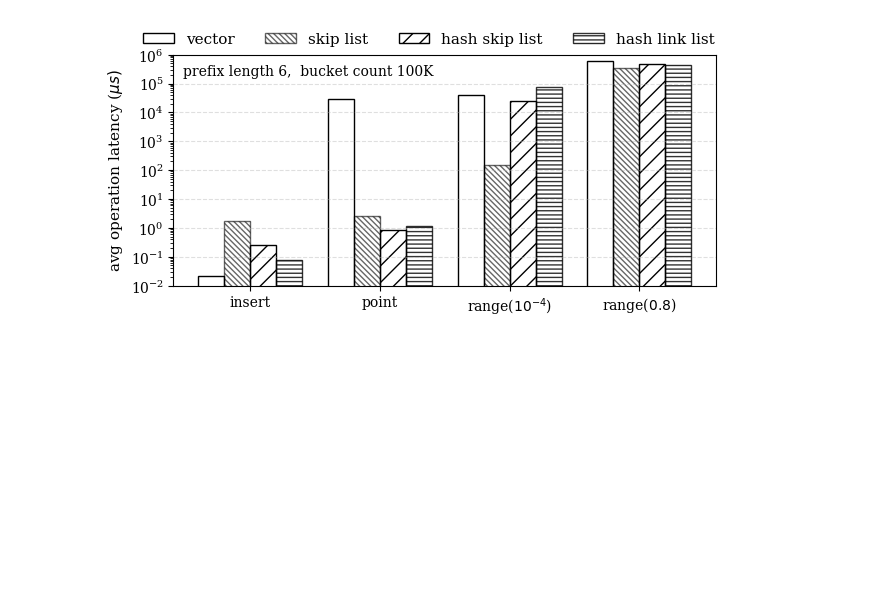
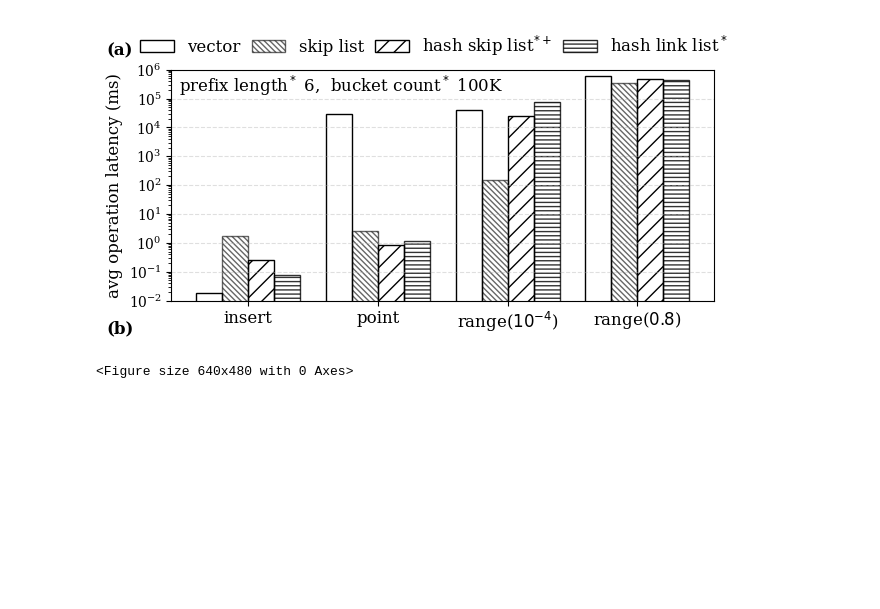
Before and after one commit to boao-james-chen/Self-Design-LSM-Buffer, a Jupyter notebook: development/rocksdb/examples/__working_branch/_experiments/plotmotivation.ipynb, the cells around one changed output. Cells and saved outputs as stored; diff of their text form; code cells hidden in the pictures; blank space fills up the shorter version.

```diff
--- a/development/rocksdb/examples/__working_branch/_experiments/plotmotivation.ipynb
+++ b/development/rocksdb/examples/__working_branch/_experiments/plotmotivation.ipynb
@@ -62,6 +62,17 @@ plt.rcParams["font.family"] = "serif"
 
 alphabets = "abcdefghijklmnopqrstuvwxyz"
 # %%
+color = {
+    # 'Vector': 'darkslateblue',
+    # 'Skiplist': 'olive',
+    # 'Hashskiplist': 'darkred',
+    # 'Hashlinklist': 'steelblue'
+    # 'Vector': 'black',
+    # 'Skiplist': 'black',
+    # 'Hashskiplist': 'black',
+    # 'Hashlinklist': 'black'
+}
+
 def get_properties(key: str) -> Dict[str, str]:
     if key.capitalize() in label:
         return {
@@ -170,8 +209,6 @@ def annotate_label(ax, recta, reactb, text=""):
                     textcoords="offset points",
                     ha='center', va='bottom', rotation=90)
 # %%
-plt.rcParams["font.family"] = "serif"
-
 FIGSIZE = (7, 3)
 
 
@@ -197,14 +234,14 @@ rect1 = ax.bar(
     0 + 0.1,
     avg_time_insert["HashSkipList"],
     width,
-    label="hash skip list",
+    label="hash skip list$^{*+}$",
     **get_properties("HashSkipList"),
 )
 rect2 = ax.bar(
     0 + 0.3,
     avg_time_insert["HashLinkList"],
     width,
-    label="hash link list",
+    label="hash link list$^*$",
     **get_properties("HashLinkList"),
 )
 
@@ -279,38 +316,48 @@ ax.bar(
 rect7 = ax.bar(
     3 + 0.1,
     avg_time_lrange["HashSkipList"],
     width,
     **get_properties("HashSkipList"),
 )
 rect8 = ax.bar(
     3 + 0.3,
     avg_time_lrange["HashLinkList"],
     width,
     **get_properties("HashLinkList"),
 )
 
 # annotate_label(ax, rect7, rect8, f"  l {l}, bck {bck}")
 
 xticks = [i for i in range(4)]
 ax.set_xticks(xticks)
-ax.set_xticklabels(["insert", "point", r"range($10^{-4}$)", r"range($0.8$)"], fontsize=10)
+ax.set_xticklabels(["insert", "point", r"range($10^{-4}$)", r"range($0.8$)"], fontsize=12)
 
-ax.set_ylabel("avg operation latency (${\mu}s)$", fontsize=11)
+ax.set_ylabel("avg operation latency (ms)", fontsize=12)
 
 ax.set_ylim(bottom=(10**-2), top=(10**6))
-# ax.set_title(f"l {l}, bck {bck}", fontsize=11)
+# ax.set_title(f"l {l}, bck {bck}", fontsize=12)
 
-fig.legend(loc='upper center', ncol=4, fontsize=11, bbox_to_anchor=(0.49, 1), frameon=False)
+fig.legend(loc='upper center', ncol=4, fontsize=12, bbox_to_anchor=(0.5, 1.05), frameon=False, columnspacing=0.7)
 ax.set_yscale("log")
-ax.text(x=0.48, y=0.93, s='prefix length 6,  bucket count 100K', fontsize=10,
+ax.text(x=0.61, y=0.93, s='prefix length$^*$ 6,  bucket count$^*$ 100K', fontsize=12,
         horizontalalignment='right',
         verticalalignment='center',
         transform=ax.transAxes)
+ax.text(x=-0.12, y=1.06, s='(a)', fontsize=12,
+        horizontalalignment='left',
+        transform=ax.transAxes, fontweight='bold')
+
+ax.text(x=-0.12, y=-0.14, s='(b)', fontsize=12,
+        horizontalalignment='left',
+        transform=ax.transAxes, fontweight='bold')
+
 # grid = True
 ax.grid(axis="y", linestyle="--", alpha=0.4)
 
 plt.show()
+plt.tight_layout()
 # %% [output]
-[figure, old version]
+[figure, new version]
+<Figure size 640x480 with 0 Axes>
 # %% [markdown]
 <br><br><br><br><br><br><br><br><br><br><br><br>
```
Also changed, not shown: parts of 9 cells of this notebook, 9 other files.
